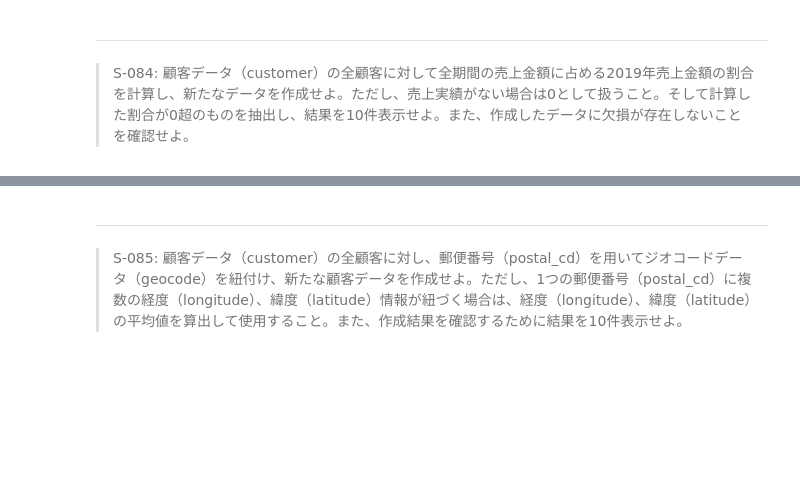
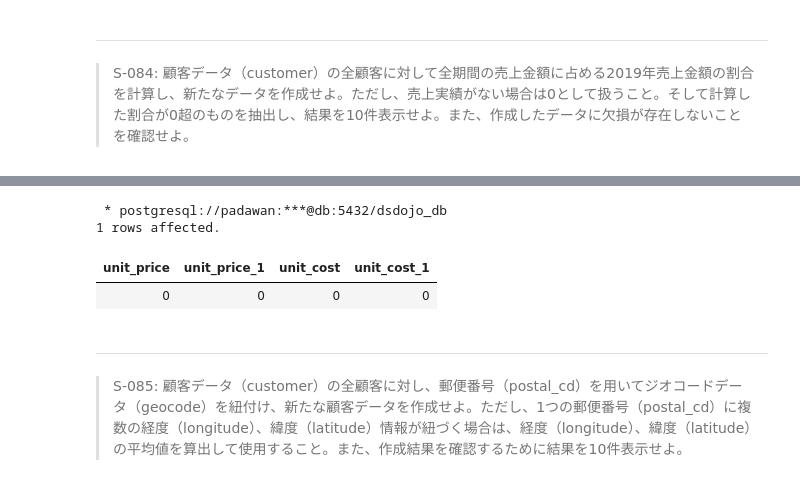
Before and after one commit to KJR020/100knocks-preprocess, a Jupyter notebook: docker/work/preprocess_knock_SQL.ipynb, the cells around one changed output, grey strips where cells are left out. Saved outputs shown, nothing was run; the diff lists cells and outputs as text; code cells hidden in the pictures; blank space fills up the shorter version.

```diff
--- a/docker/work/preprocess_knock_SQL.ipynb
+++ b/docker/work/preprocess_knock_SQL.ipynb
@@ -3030,3 +3097,17 @@ FROM product_4
+# %%
+%%sql
+
+SELECT
+    SUM(CASE WHEN customer_id IS NULL THEN 1 ELSE 0 END) AS unit_price,
+    SUM(CASE WHEN sales_amount_2019 IS NULL THEN 1 ELSE 0 END) AS unit_price,
+    SUM(CASE WHEN sales_amount_all IS NULL THEN 1 ELSE 0 END) AS unit_cost,
+    SUM(CASE WHEN sales_rate IS NULL THEN 1 ELSE 0 END) AS unit_cost
+FROM sales_rate;
+# %% [output]
+ * postgresql://padawan:***@db:5432/dsdojo_db
+1 rows affected.
+| unit_price | unit_price_1 | unit_cost | unit_cost_1 |
+| 0 | 0 | 0 | 0 |
 # %% [markdown]
 ---
 > S-085: 顧客データ（customer）の全顧客に対し、郵便番号（postal_cd）を用いてジオコードデータ（geocode）を紐付け、新たな顧客データを作成せよ。ただし、1つの郵便番号（postal_cd）に複数の経度（longitude）、緯度（latitude）情報が紐づく場合は、経度（longitude）、緯度（latitude）の平均値を算出して使用すること。また、作成結果を確認するために結果を10件表示せよ。
```
Also changed, not shown: parts of 6 cells of this notebook, 1 other file.
